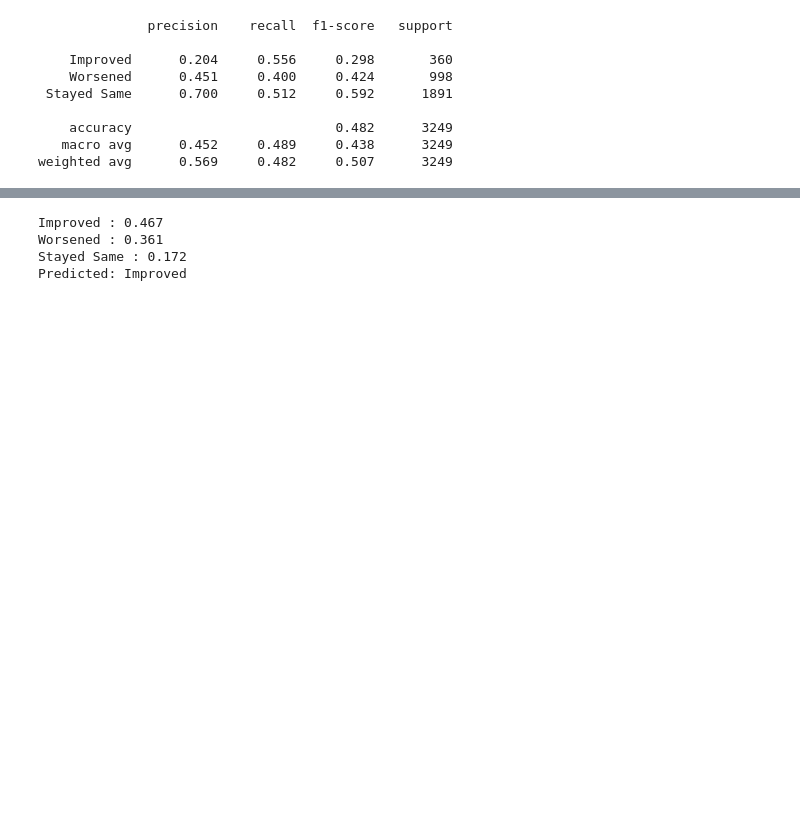
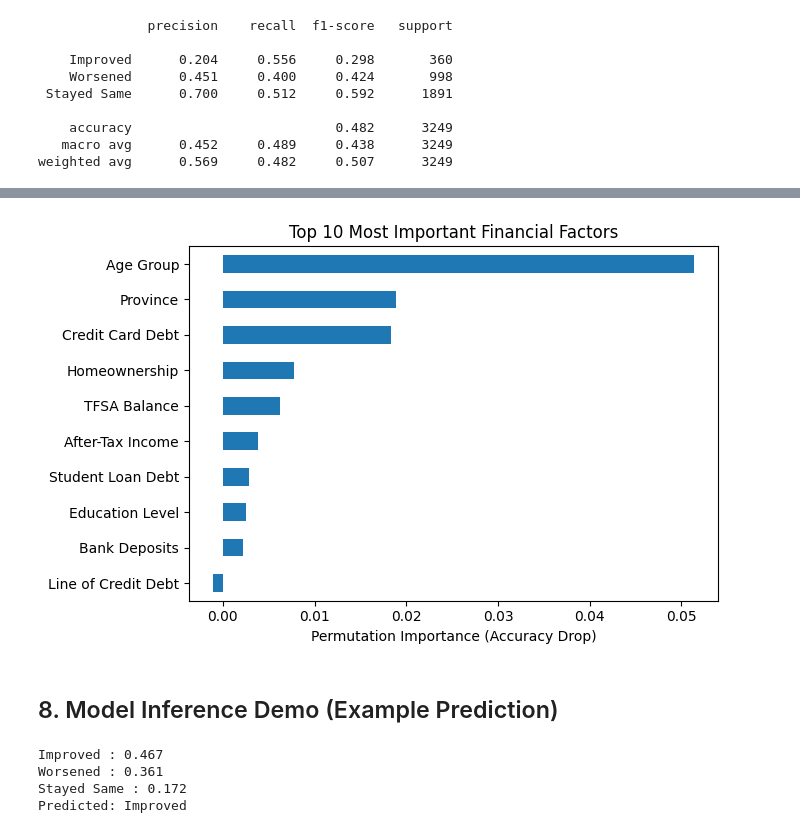
Before and after one commit to celinec41/datathon-2026, a Jupyter notebook: final_submission.ipynb, the cells around one changed output, grey strips where cells are left out. Cells and saved outputs as stored; diff of their text form; code cells hidden in the pictures; blank space fills up the shorter version.

```diff
--- a/final_submission.ipynb
+++ b/final_submission.ipynb
@@ -202,3 +224,61 @@ plt.show()
+# %%
+# -------------------------------
+# Readable feature names
+# -------------------------------
+READABLE_NAMES = {
+    "PAGEMIEG": "Age Group",
+    "PPVRES": "Province",
+    "PEDUCMIE": "Education Level",
+    "PEFATINC": "After-Tax Income",
+    "PFTENUR": "Homeownership",
+    "PWDPRMOR": "Mortgage Debt",
+    "PWDSLOAN": "Student Loan Debt",
+    "PWDSTCRD": "Credit Card Debt",
+    "PWDSTLOC": "Line of Credit Debt",
+    "PWASTDEP": "Bank Deposits",
+    "PWATFS": "TFSA Balance",
+}
+
+# -------------------------------
+# Compute permutation importance
+# -------------------------------
+result = permutation_importance(
+    pipe,
+    X_test,
+    y_test,
+    n_repeats=10,
+    random_state=42,
+    scoring="accuracy"
+)
+
+# -------------------------------
+# Convert to Series
+# -------------------------------
+imp = pd.Series(
+    result.importances_mean,
+    index=X_test.columns
+).sort_values(ascending=False)
+
+# -------------------------------
+# Replace code names with readable names
+# -------------------------------
+imp = imp.rename(index=READABLE_NAMES)
+
+# -------------------------------
+# Plot
+# -------------------------------
+plt.figure(figsize=(7,4.5))
+
+imp.head(10).sort_values().plot(kind="barh")
+
+plt.title("Top 10 Most Important Financial Factors")
+plt.xlabel("Permutation Importance (Accuracy Drop)")
+plt.tight_layout()
+plt.show()
+# %% [output]
+[figure, added]
+# %% [markdown]
+## 8. Model Inference Demo (Example Prediction)
 # %%
 # Code Demo
 example_user = {
```
Also changed, not shown: parts of 13 cells of this notebook.
